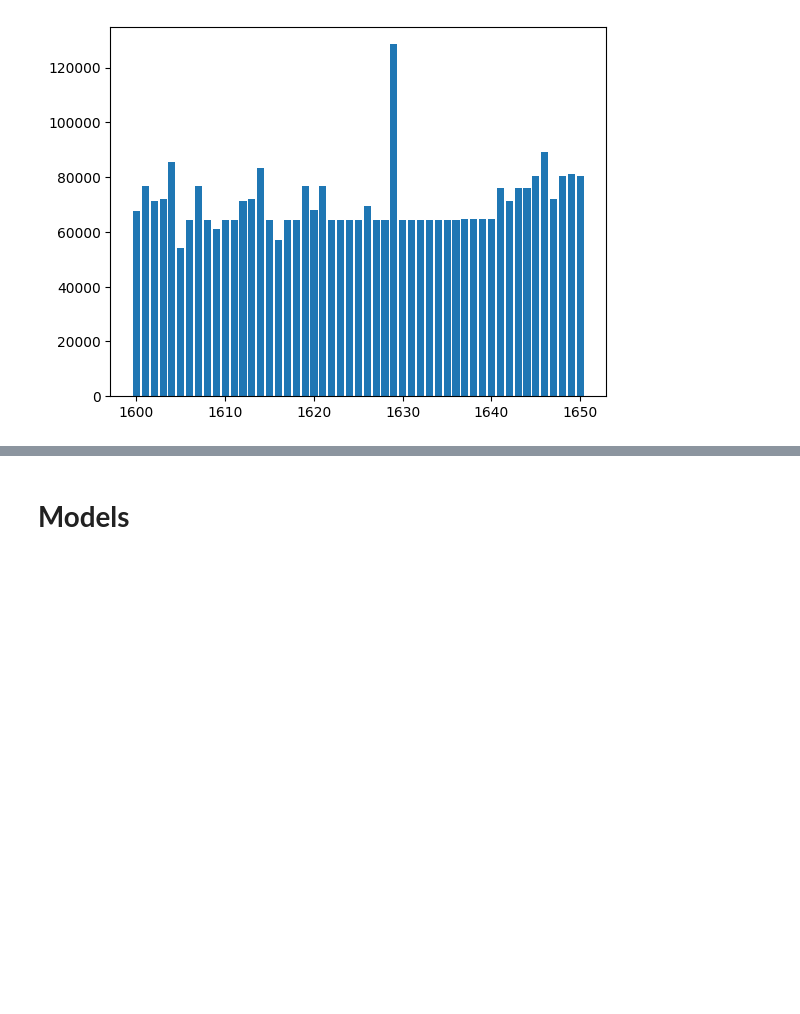
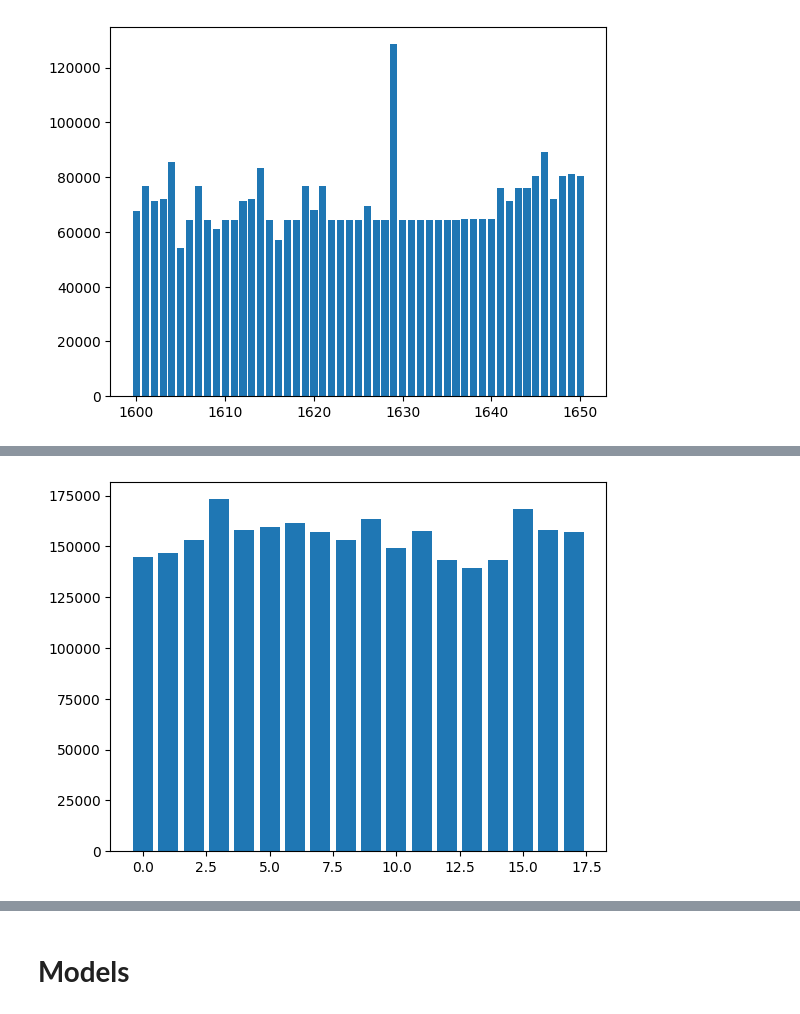
Before and after one commit to cris33rj/LSTM_giroscopio_acelerometro, a Jupyter notebook: Code/DataPrep/activity_recognition_data_concatenation_types_comparison_by_visualization_.ipynb, the cells around one changed output, grey strips where cells are left out. Cells and saved outputs as stored; diff of their text form; code cells hidden in the pictures; blank space fills up the shorter version.

```diff
--- a/Code/DataPrep/activity_recognition_data_concatenation_types_comparison_by_visualization_.ipynb
+++ b/Code/DataPrep/activity_recognition_data_concatenation_types_comparison_by_visualization_.ipynb
@@ -53,3 +53,3 @@ data_concat_groups_equalized_in_size_and_joined = pd.read_csv('activity_recognit
 # %%
-data_concat_index_pessoa_atividade_timestamp_joined_phone = pd.read_csv('activity_recognition_data_phone.csv')
+data_concat_index_pessoa_atividade_timestamp_joined_phone = pd.read_csv('activity_recognition_data_phone_join_multi_index.csv')
 # %%
@@ -95,0 +111,5 @@ plt.bar(data_concat_groups_equalized_in_size_and_joined_phone["pessoa_x"].value_
+# %%
+plt.bar(data_concat_index_pessoa_atividade_timestamp_joined_phone["atividade"].value_counts().index, data_concat_index_pessoa_atividade_timestamp_joined_phone["atividade"].value_counts().values)
+plt.show()
+# %% [output]
+[figure, added]
```
Also changed, not shown: parts of 9 cells of this notebook.
